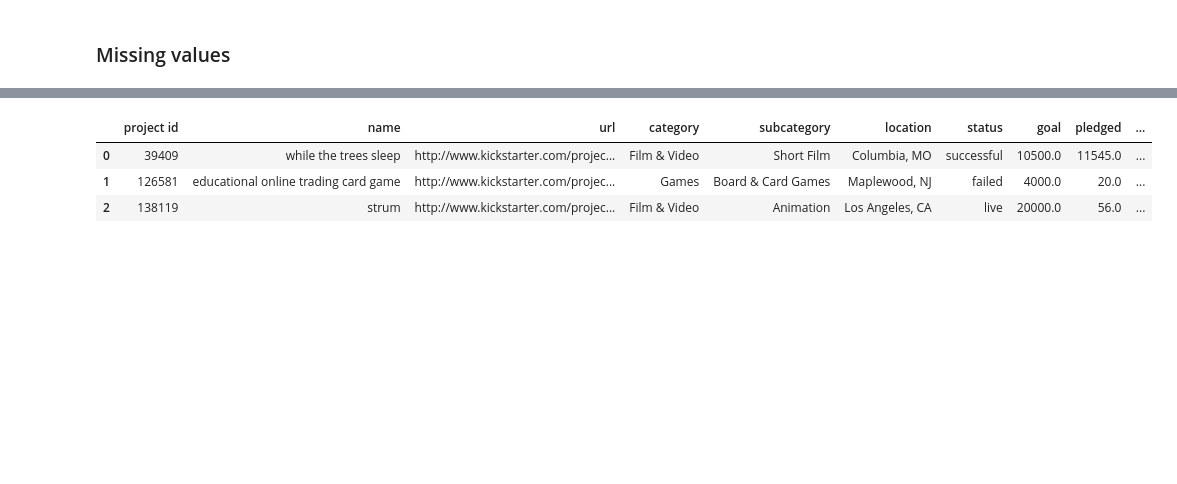
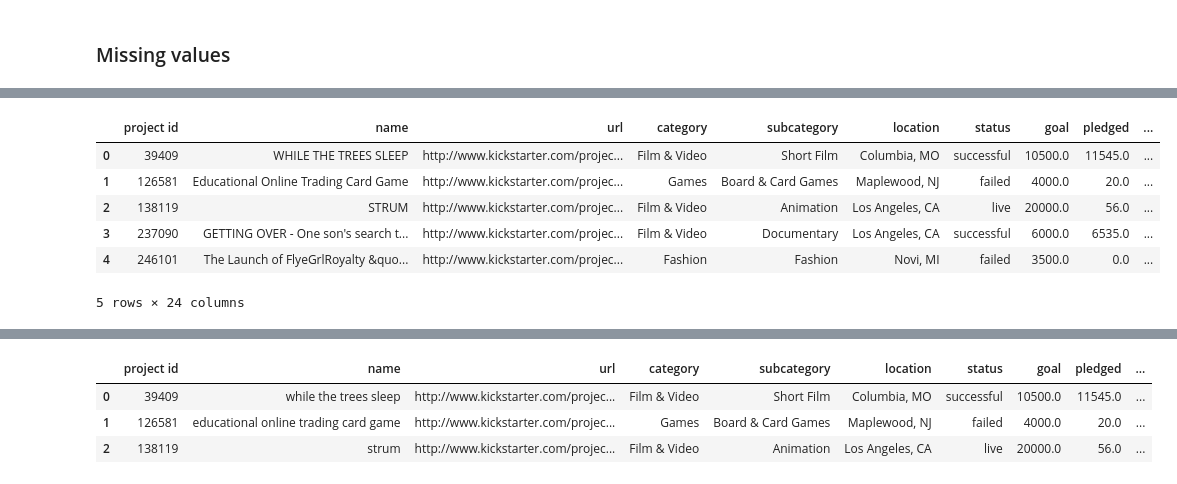
Before and after one commit to yhpf/kickstarter, a Jupyter notebook: kickstarter.ipynb, the cells around one changed output, grey strips where cells are left out. Saved outputs shown, nothing was run; the diff lists cells and outputs as text; code cells hidden in the pictures; blank space fills up the shorter version.

```diff
--- a/kickstarter.ipynb
+++ b/kickstarter.ipynb
@@ -125,0 +170,10 @@ Look for outliers.<BR/>
+# %%
+data.head()
+# %% [output]
+|  | project id | name | url | category | subcategory | location | status | goal | pledged | ... |
+| 0 | 39409 | WHILE THE TREES SLEEP | http://www.kickstarter.com/projec... | Film & Video | Short Film | Columbia, MO | successful | 10500.0 | 11545.0 | ... |
+| 1 | 126581 | Educational Online Trading Card Game | http://www.kickstarter.com/projec... | Games | Board & Card Games | Maplewood, NJ | failed | 4000.0 | 20.0 | ... |
+| 2 | 138119 | STRUM | http://www.kickstarter.com/projec... | Film & Video | Animation | Los Angeles, CA | live | 20000.0 | 56.0 | ... |
+| 3 | 237090 | GETTING OVER - One son's search t... | http://www.kickstarter.com/projec... | Film & Video | Documentary | Los Angeles, CA | successful | 6000.0 | 6535.0 | ... |
+| 4 | 246101 | The Launch of FlyeGrlRoyalty &quo... | http://www.kickstarter.com/projec... | Fashion | Fashion | Novi, MI | failed | 3500.0 | 0.0 | ... |
+5 rows × 24 columns
```
Also changed, not shown: parts of 12 cells of this notebook.
